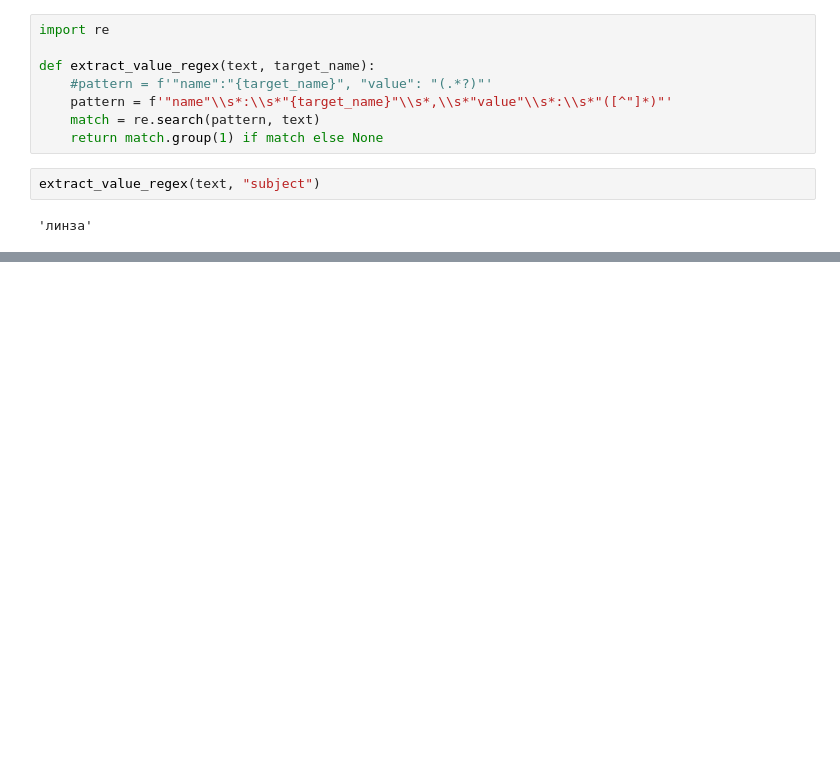
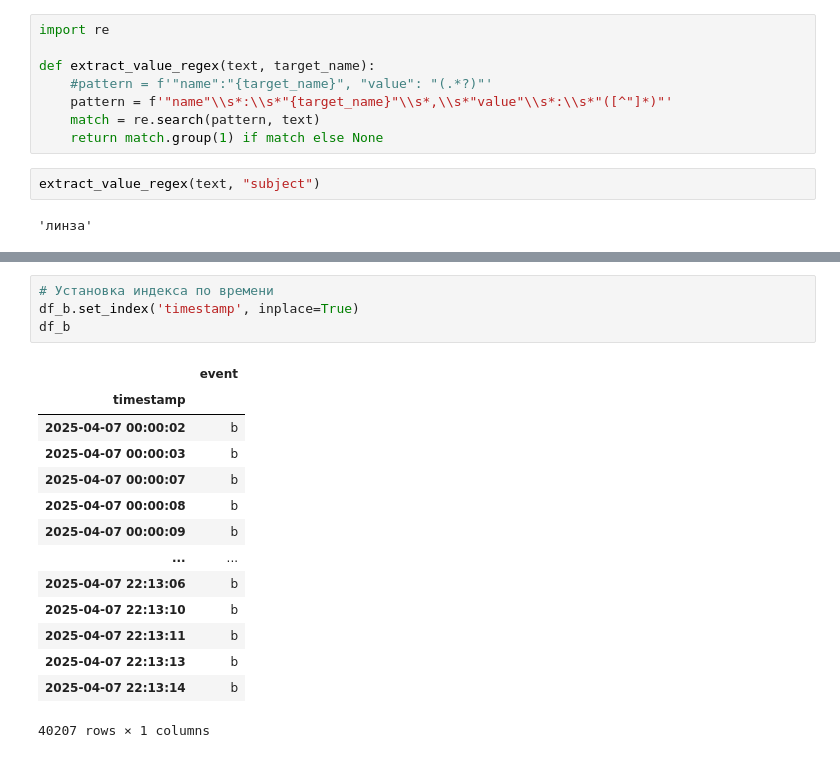
Before and after one commit to Sammik87/Miscellaneous, a Jupyter notebook: Анализ_событий_CA.ipynb, the cells around one changed output, grey strips where cells are left out. Saved outputs shown, nothing was run; the diff lists cells and outputs as text; blank space fills up the shorter version.

```diff
--- a/Анализ_событий_CA.ipynb
+++ b/Анализ_событий_CA.ipynb
@@ -1599,0 +1698,19 @@ extract_value_regex(text, "subject")
+# %%
+# Установка индекса по времени
+df_b.set_index('timestamp', inplace=True)
+df_b
+# %% [output]
+|  | event |
+| timestamp |  |
+| 2025-04-07 00:00:02 | b |
+| 2025-04-07 00:00:03 | b |
+| 2025-04-07 00:00:07 | b |
+| 2025-04-07 00:00:08 | b |
+| 2025-04-07 00:00:09 | b |
+| ... | ... |
+| 2025-04-07 22:13:06 | b |
+| 2025-04-07 22:13:10 | b |
+| 2025-04-07 22:13:11 | b |
+| 2025-04-07 22:13:13 | b |
+| 2025-04-07 22:13:14 | b |
+40207 rows × 1 columns
```
Also changed, not shown: parts of 6 cells of this notebook.
